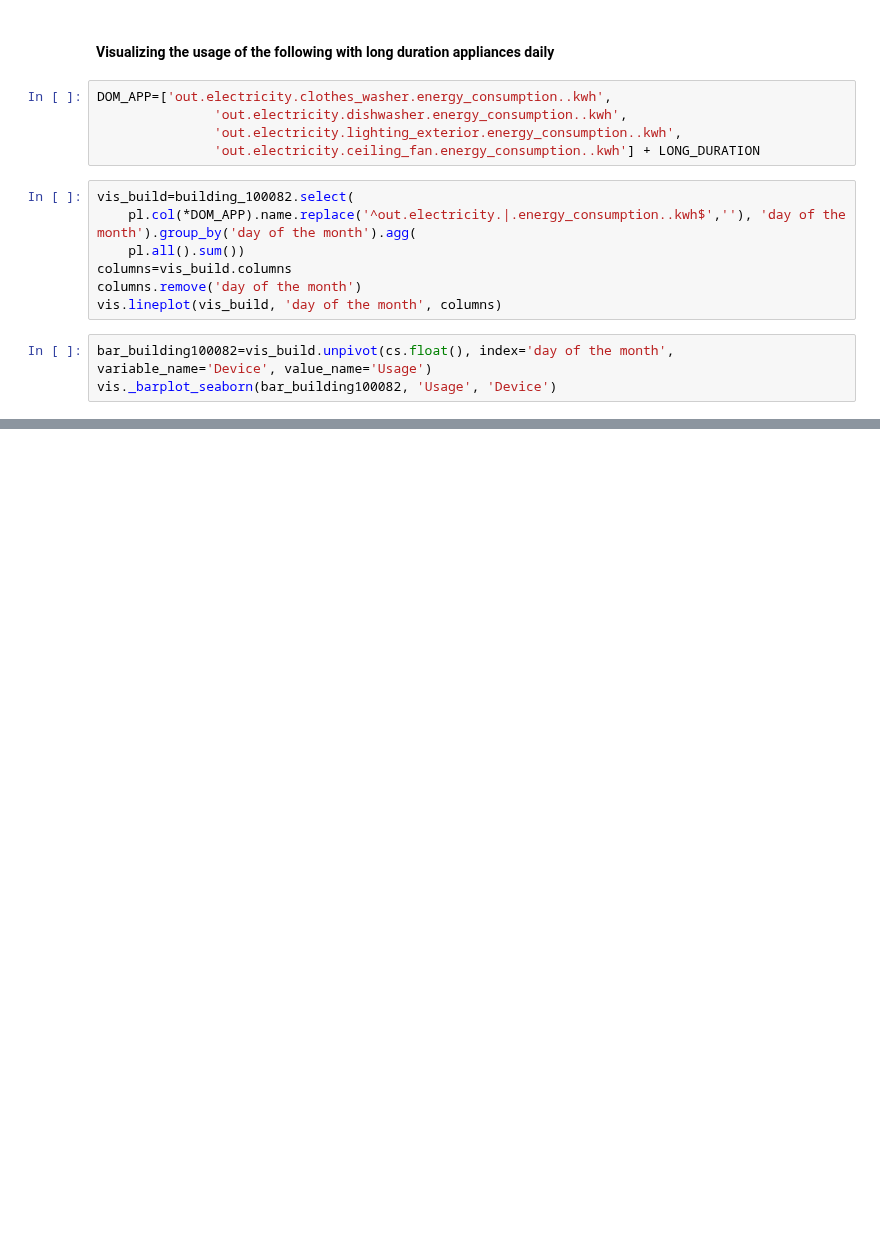
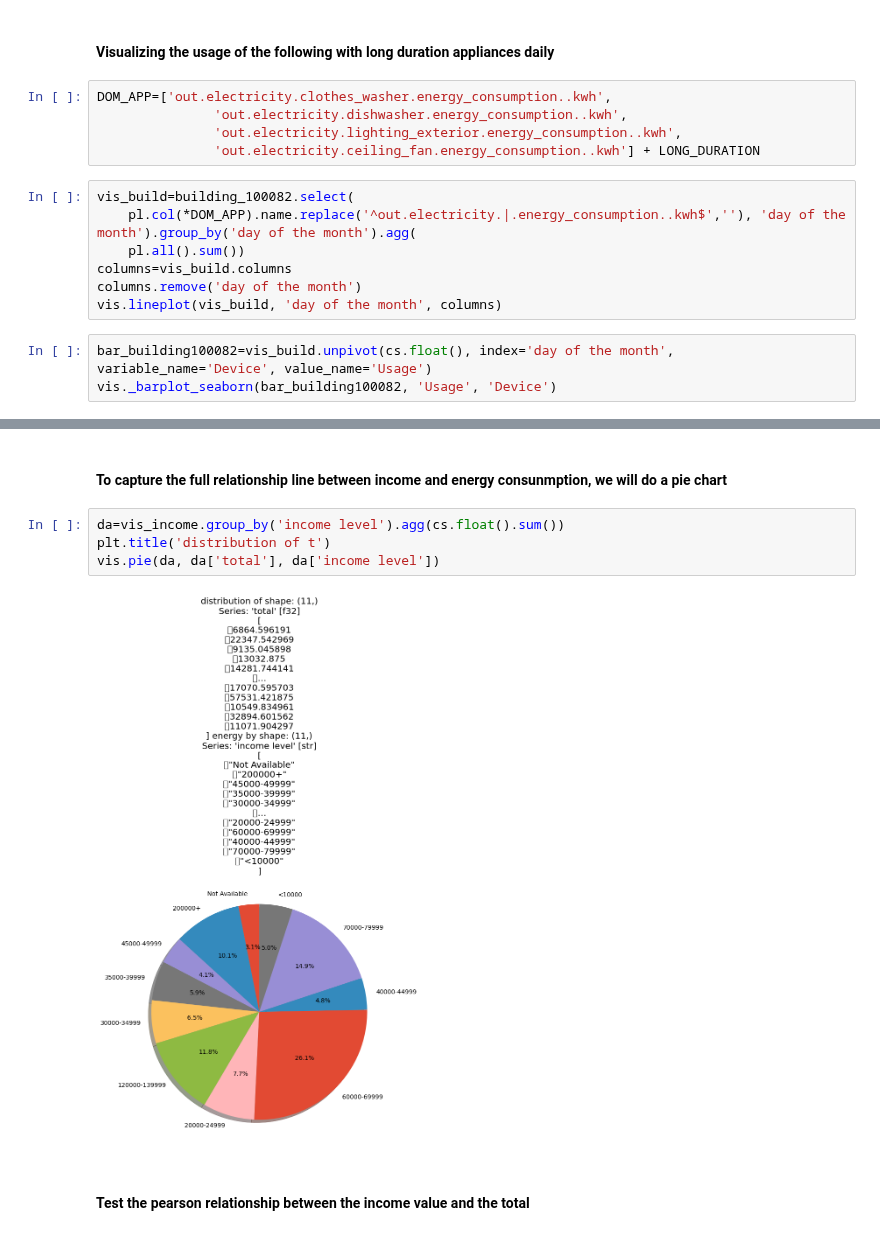
Before and after one commit to 1nuc/load-profile-decomposition, a Jupyter notebook: src/Customer_analysis/run.ipynb, the cells around one changed output, grey strips where cells are left out. Cells and saved outputs as stored; diff of their text form; blank space fills up the shorter version.

```diff
--- a/src/Customer_analysis/run.ipynb
+++ b/src/Customer_analysis/run.ipynb
@@ -585,0 +615,10 @@ vis._barplot_seaborn(bar_building100082, 'Usage', 'Device')
+# %% [markdown]
+#### To capture the full relationship line between income and energy consunmption, we will do a pie chart
+# %%
+da=vis_income.group_by('income level').agg(cs.float().sum())
+plt.title('distribution of t')
+vis.pie(da, da['total'], da['income level'])
+# %% [output]
+[figure, added]
+# %% [markdown]
+#### Test the pearson relationship between the income value and the total
```
Also changed, not shown: parts of 14 cells of this notebook, 1 other file.
